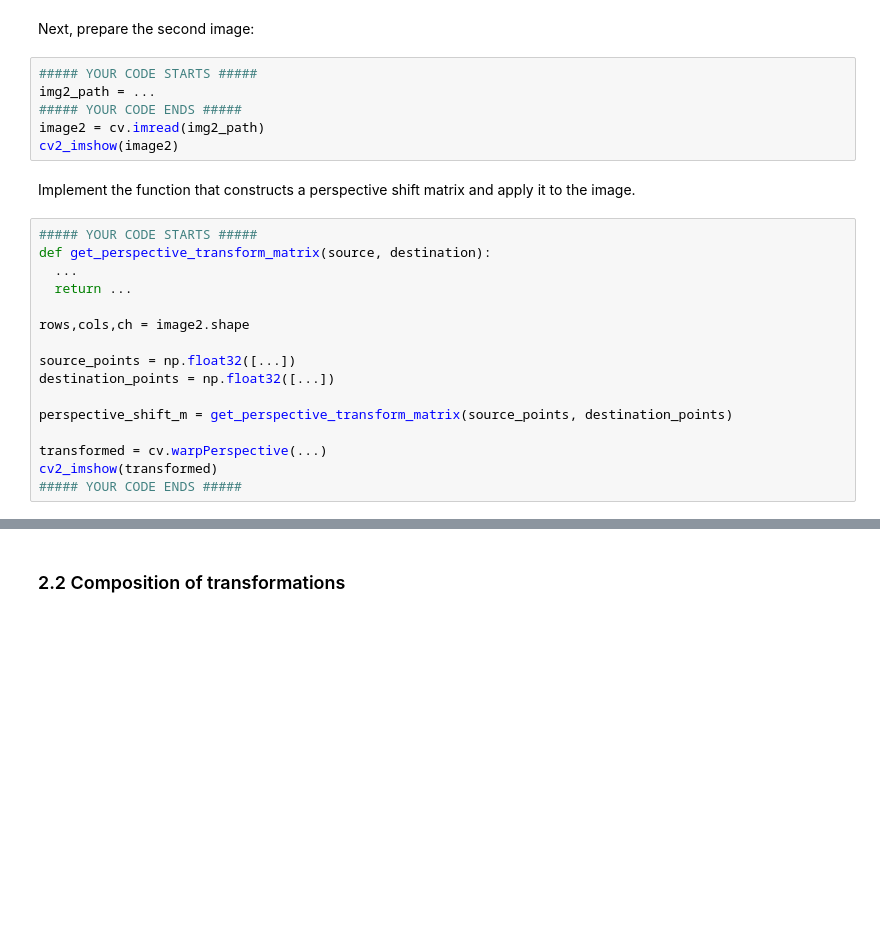
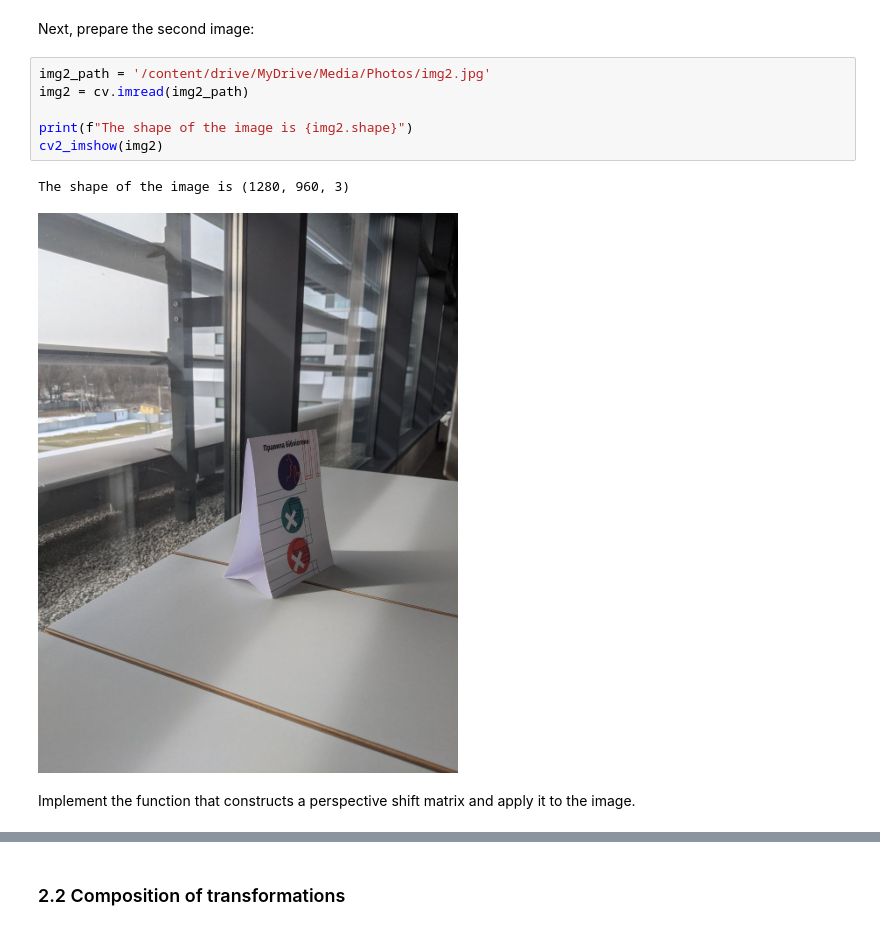
Before and after one commit to frezario/lab1_la, a Jupyter notebook: LA_Lab_1_2023.ipynb, the cells around one changed output, grey strips where cells are left out. Saved outputs shown, nothing was run; the diff lists cells and outputs as text; blank space fills up the shorter version.

```diff
--- a/LA_Lab_1_2023.ipynb
+++ b/LA_Lab_1_2023.ipynb
@@ -343,27 +346,14 @@ First, start from explaining how the system was constructed.
 *(Your answer goes here)*
 # %% [markdown]
 Next, prepare the second image:
-# %%
-##### YOUR CODE STARTS #####
-img2_path = ...
-##### YOUR CODE ENDS #####
-image2 = cv.imread(img2_path)
-cv2_imshow(image2)
+# %%
+img2_path = '/content/drive/MyDrive/Media/Photos/img2.jpg'
+img2 = cv.imread(img2_path)
+
+print(f"The shape of the image is {img2.shape}")
+cv2_imshow(img2)
+# %% [output]
+The shape of the image is (1280, 960, 3)
+[figure, added]
 # %% [markdown]
 Implement the function that constructs a perspective shift matrix and apply it to the image.
-# %%
-##### YOUR CODE STARTS #####
-def get_perspective_transform_matrix(source, destination):
-  ...
-  return ...
-
-rows,cols,ch = image2.shape
-
-source_points = np.float32([...])
-destination_points = np.float32([...])
-
-perspective_shift_m = get_perspective_transform_matrix(source_points, destination_points)
-
-transformed = cv.warpPerspective(...)
-cv2_imshow(transformed)
-##### YOUR CODE ENDS #####
```
Also changed, not shown: parts of 16 cells of this notebook.
